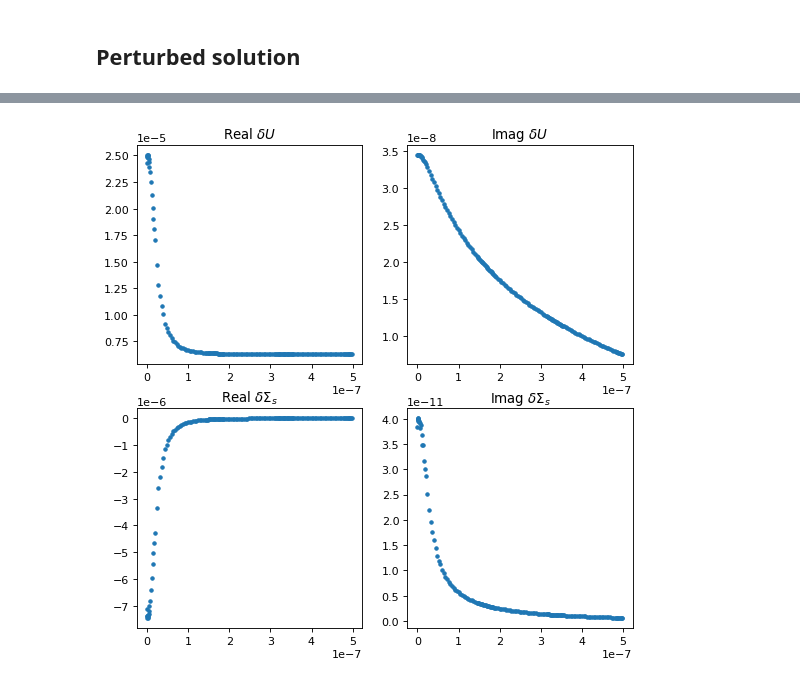
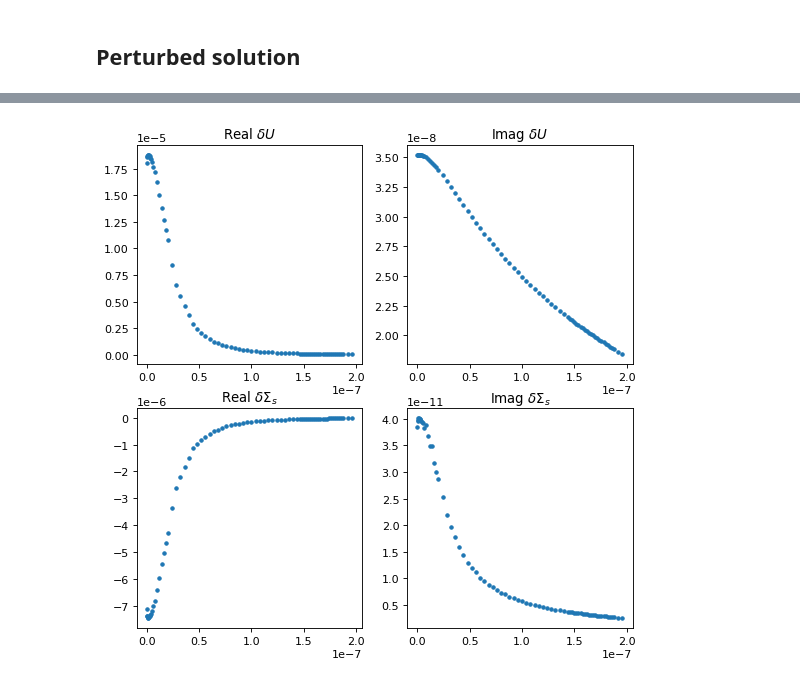
Before and after one commit to yuccadrew/sip, a Jupyter notebook: test_sphere_s62.ipynb, the cells around one changed output, grey strips where cells are left out. Drawn from its saved outputs; the diff is of its cells as text; code cells hidden in the pictures.

Commit message:
Updated slab simulation with set_first_kind_bc1d implemented

```diff
--- a/test_sphere_s62.ipynb
+++ b/test_sphere_s62.ipynb
@@ -4635,6 +4669,10 @@ def set_mesh():
     with_first_kind_bc=with_first_kind_bc|(edge_flags==9)
     with_third_kind_bc=edge_flags==3 #True for faces on third kind b.c.
 
+    nind_bc=np.argmin((nodes[:,0]-1000e-9)**2+(nodes[:,1]-0.0)**2)
+    on_first_kind_bc=np.zeros(nnode,dtype=bool)
+    on_first_kind_bc[nind_bc]=True
+
     #define electrolyte,solid,stern layer
     in_air=zones==3
     in_electrolyte=zones==2
@@ -4662,6 +4700,7 @@ def set_mesh():
           'in_active_zones':in_active_zones,
           'with_first_kind_bc':with_first_kind_bc,
           'with_third_kind_bc':with_third_kind_bc,
+          'on_first_kind_bc':on_first_kind_bc,
           'in_air':in_air,
           'in_electrolyte':in_electrolyte,
           'in_solid':in_solid,
@@ -5016,9 +5055,9 @@ def set_materials1d(mesh,physics,u1d,freq,case): #modified from set_materials2d
     f=np.zeros(nedge,dtype=complex)
     gs=0 #placeholder; not implemented yet
     qs=0 #placeholder; not implemented yet
-    snod=0 #placeholder; not implemented yet
-    anod=0 #placeholder; not implemented yet
-    fnod=0 #placeholder; not implemented yet
+    snod=np.zeros(nnode,dtype=complex) #placeholder; not implemented yet
+    anod=np.zeros(nnode,dtype=complex) #placeholder; not implemented yet
+    fnod=np.zeros(nnode,dtype=complex) #placeholder; not implemented yet
 
     nodes=mesh['nodes']
     edges=mesh['edges']
@@ -5028,6 +5067,9 @@ def set_materials1d(mesh,physics,u1d,freq,case): #modified from set_materials2d
     #gamma_y[in_stern]=-physics['mobility_stern']*physics['sigma_stern'] #coupled coefficient
     #gamma_z[in_stern]=-physics['mobility_stern']*physics['sigma_stern'] #coupled coefficient
     a[in_stern]=1j*freq*mids1d[in_stern,0]
+
+#     nind=np.argmin((nodes[:,0]-1000.0e-9)**2+(nodes[:,1]-0.0)**2)
+#     snod[nind]=0
 
     materials={'cx':np.array(c),'cy':np.array(c),'cz':np.array(c),
                'alpha_x':alpha_x,'alpha_y':alpha_y,'alpha_z':alpha_z,
@@ -5134,6 +5176,7 @@ def build_system(mesh,materials1d,materials2d,case):
     K,b=assemble_Ke1d2d(mesh,materials1d,K,b,offset=(nnode,0),nrep=1) #coupled term of K12
 
     K,b=set_first_kind_bc2d(mesh,materials2d,K,b,offset=(0,0),nrep=1) #K11 1st kind b.c.
+    K,b=set_first_kind_bc1d(mesh,materials1d,K,b,offset=(nnode,nnode),nrep=1)
     K,b=set_inactive_nodes2d(mesh,K,b,offset=(0,0),nrep=1)
     K,b=set_inactive_nodes1d(mesh,K,b,offset=(nnode,nnode),nrep=1)
 
@@ -5201,21 +5244,21 @@ Done
 # %%
 %matplotlib inline
 import matplotlib.pyplot as plt
 
 tmp=3.333333333333334e-11
-mask=(nodes[:,1]==0)&(np.abs(nodes[:,0])<500e-9)
+mask=(nodes[:,1]==0)&(np.abs(nodes[:,0])<200e-9)
 fig,ax=plt.subplots(2,2,figsize=(8,8),dpi=80)
 axs=ax.flatten()
 axs[0].plot(nodes[mask,0],np.real(unod[mask,0])/tmp,'.')
 axs[1].plot(nodes[mask,0],np.imag(unod[mask,0])/tmp,'.')
 axs[2].plot(nodes[mask,0],np.real(unod[mask,1])/tmp,'.')
 axs[3].plot(nodes[mask,0],np.imag(unod[mask,1])/tmp,'.')
 
 axs[0].set_title('Real $\delta U$')
 axs[1].set_title('Imag $\delta U$')
 axs[2].set_title('Real $\delta \Sigma_s$')
 axs[3].set_title('Imag $\delta \Sigma_s$')
 
 plt.show()
 # %% [output]
-[figure, old version]
+[figure, new version]
```
Also changed, not shown: parts of 4 cells of this notebook.
